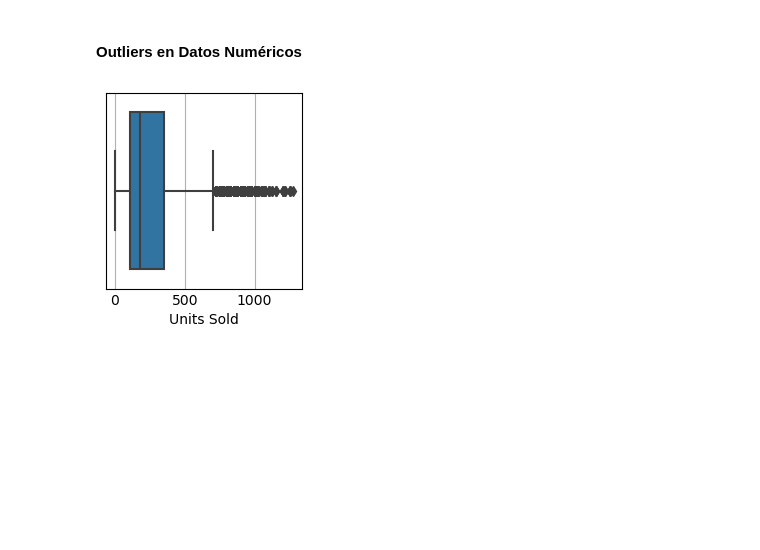
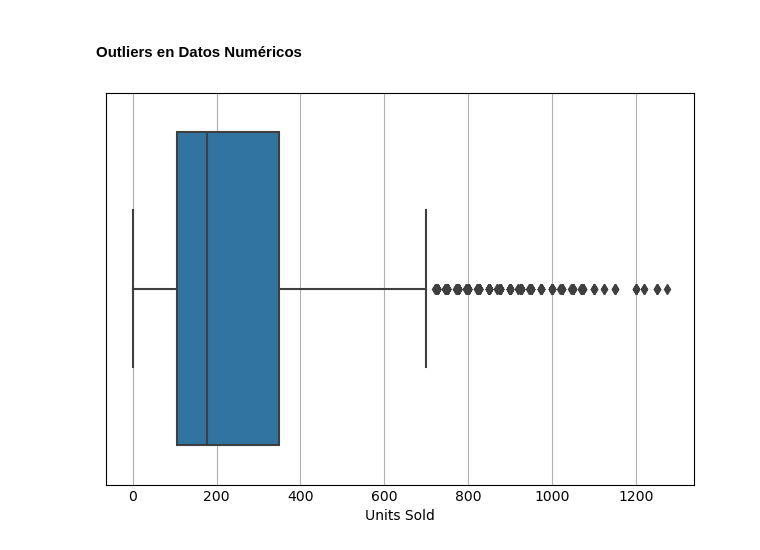
Before and after one commit to Dilmer-Rojas/Ventas_Adidas, a Jupyter notebook: notebooks/1.eda_rapido.ipynb, the cells around one changed output. Saved outputs shown, nothing was run; the diff lists cells and outputs as text; code cells hidden in the pictures; blank space fills up the shorter version.

```diff
--- a/notebooks/1.eda_rapido.ipynb
+++ b/notebooks/1.eda_rapido.ipynb
@@ -303,10 +321,12 @@ outliers_dc
 # %% [markdown]
 #### Outliers en Datos Numéricos
 # %%
+plt.figure(figsize=(6, 4))
+
 sns.boxplot(x=df['Units Sold'])
 plt.show()
 # %% [output]
-[figure, old version]
+[figure, new version]
 # %%
 # Valores atípicos con desviación estandar
 def atp_ds(lista):
```
Also changed, not shown: parts of 2 cells of this notebook.
